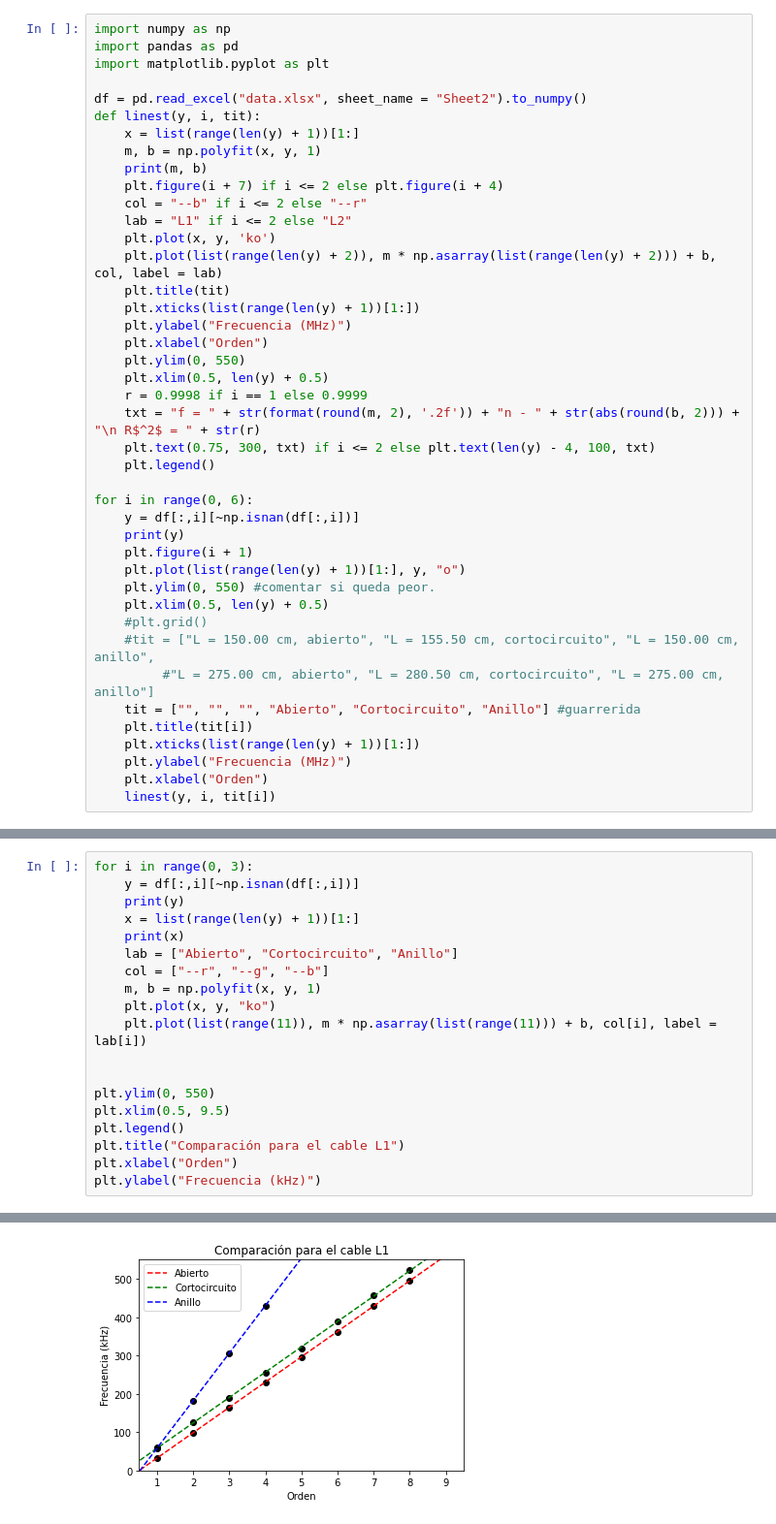
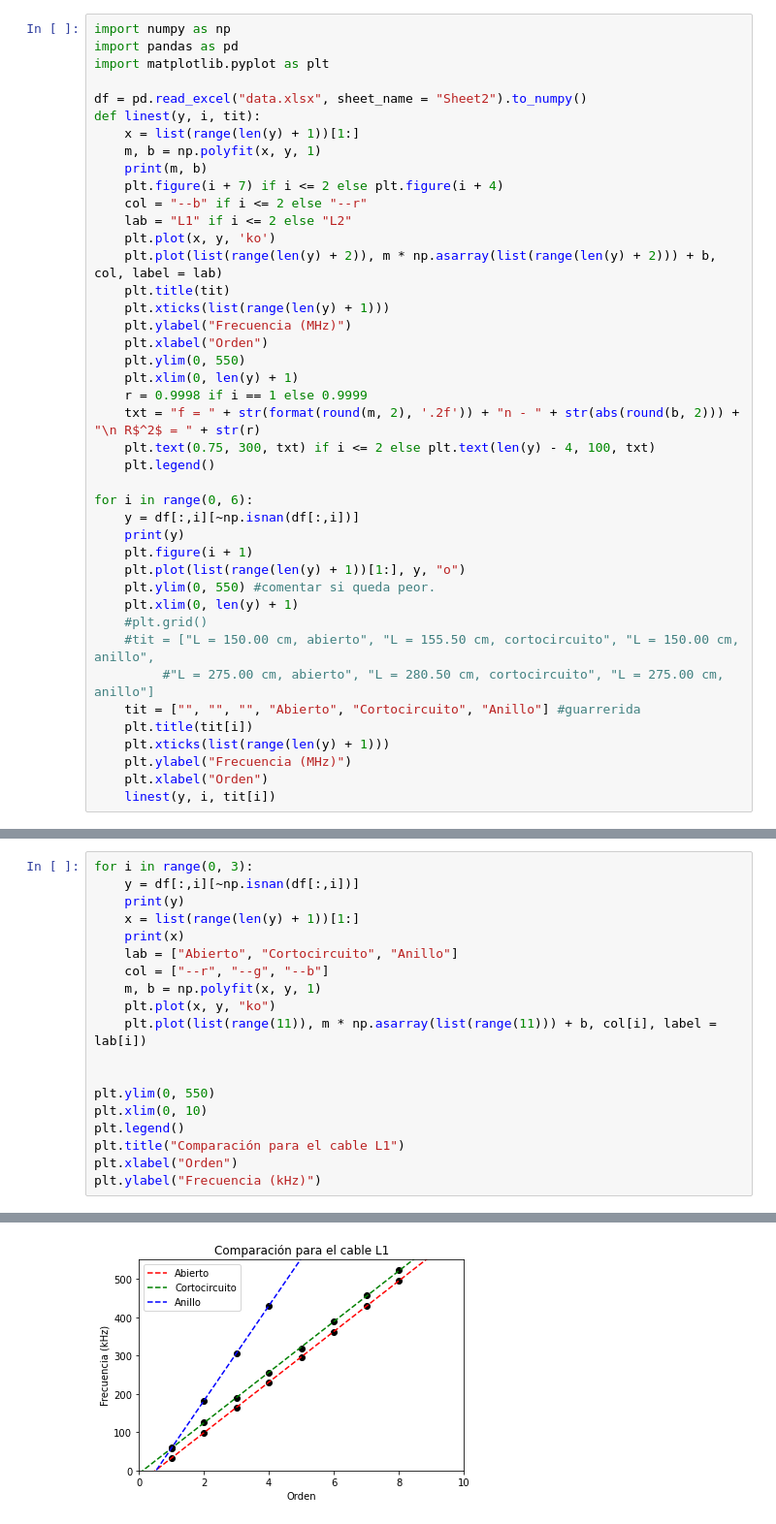
Before and after one commit to franceba3/PLIII, a Jupyter notebook: LEM12/ResonanciaOndasEM/plotcom.ipynb, the cells around one changed output, grey strips where cells are left out. Shown at 97% size. Cells and saved outputs as stored; diff of their text form.

Commit message:
Plot correction & last analysis

```diff
--- a/LEM12/ResonanciaOndasEM/plotcom.ipynb
+++ b/LEM12/ResonanciaOndasEM/plotcom.ipynb
@@ -14,11 +14,11 @@ def linest(y, i, tit):
     plt.plot(x, y, 'ko')
     plt.plot(list(range(len(y) + 2)), m * np.asarray(list(range(len(y) + 2))) + b, col, label = lab)
     plt.title(tit)
-    plt.xticks(list(range(len(y) + 1))[1:])
+    plt.xticks(list(range(len(y) + 1)))
     plt.ylabel("Frecuencia (MHz)")
     plt.xlabel("Orden")
     plt.ylim(0, 550)
-    plt.xlim(0.5, len(y) + 0.5)
+    plt.xlim(0, len(y) + 1)
     r = 0.9998 if i == 1 else 0.9999
     txt = "f = " + str(format(round(m, 2), '.2f')) + "n - " + str(abs(round(b, 2))) + "\n R$^2$ = " + str(r)
     plt.text(0.75, 300, txt) if i <= 2 else plt.text(len(y) - 4, 100, txt)
@@ -30,13 +30,13 @@ for i in range(0, 6):
     plt.figure(i + 1)
     plt.plot(list(range(len(y) + 1))[1:], y, "o")
     plt.ylim(0, 550) #comentar si queda peor.
-    plt.xlim(0.5, len(y) + 0.5)
+    plt.xlim(0, len(y) + 1)
     #plt.grid()
     #tit = ["L = 150.00 cm, abierto", "L = 155.50 cm, cortocircuito", "L = 150.00 cm, anillo",
          #"L = 275.00 cm, abierto", "L = 280.50 cm, cortocircuito", "L = 275.00 cm, anillo"]
     tit = ["", "", "", "Abierto", "Cortocircuito", "Anillo"] #guarrerida
     plt.title(tit[i])
-    plt.xticks(list(range(len(y) + 1))[1:])
+    plt.xticks(list(range(len(y) + 1)))
     plt.ylabel("Frecuencia (MHz)")
     plt.xlabel("Orden")
     linest(y, i, tit[i])
@@ -65,28 +65,28 @@ for i in range(0, 6):
 # %%
 for i in range(0, 3):
     y = df[:,i][~np.isnan(df[:,i])]
     print(y)
     x = list(range(len(y) + 1))[1:]
     print(x)
     lab = ["Abierto", "Cortocircuito", "Anillo"]
     col = ["--r", "--g", "--b"]
     m, b = np.polyfit(x, y, 1)
     plt.plot(x, y, "ko")
     plt.plot(list(range(11)), m * np.asarray(list(range(11))) + b, col[i], label = lab[i])
 
 
 plt.ylim(0, 550)
-plt.xlim(0.5, 9.5)
+plt.xlim(0, 10)
 plt.legend()
 plt.title("Comparación para el cable L1")
 plt.xlabel("Orden")
 plt.ylabel("Frecuencia (kHz)")
 # %% [output]
 [ 33.2  98.4 164.6 230.7 295.9 362.1 428.4 495.9]
 [1, 2, 3, 4, 5, 6, 7, 8]
 [ 61.1 124.8 189.3 253.8 319.3 388.  457.2 522.3]
 [1, 2, 3, 4, 5, 6, 7, 8]
 [ 58.4 182.6 305.9 430.1]
 [1, 2, 3, 4]
 Text(0, 0.5, 'Frecuencia (kHz)')
-[figure, old version]
+[figure, new version]
```
Also changed, not shown: parts of 1 cell of this notebook, 25 other files.
